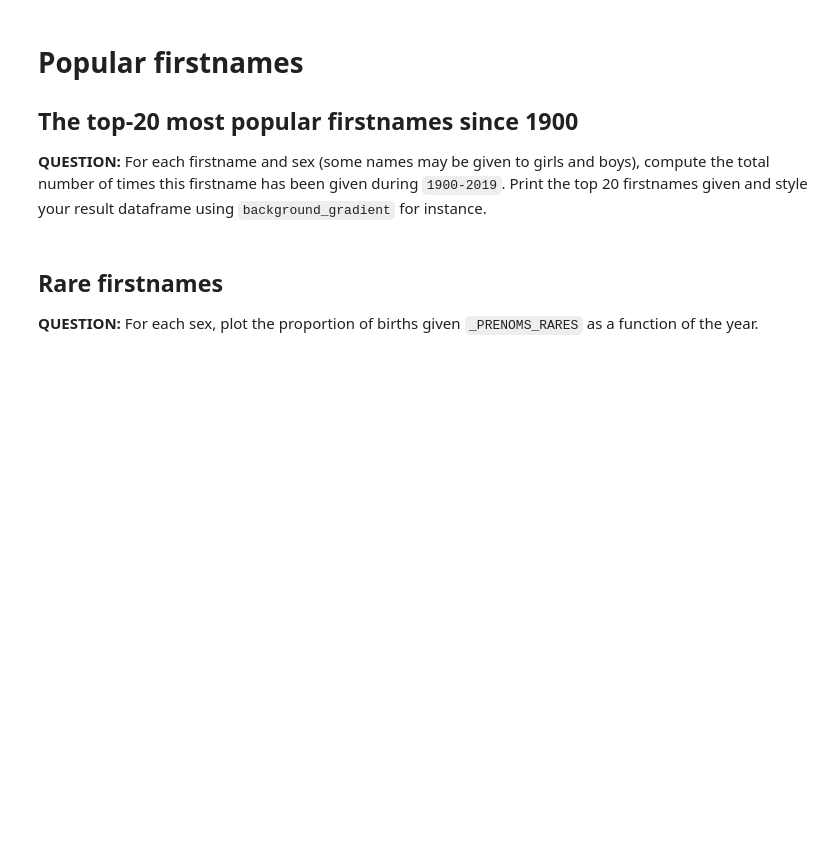
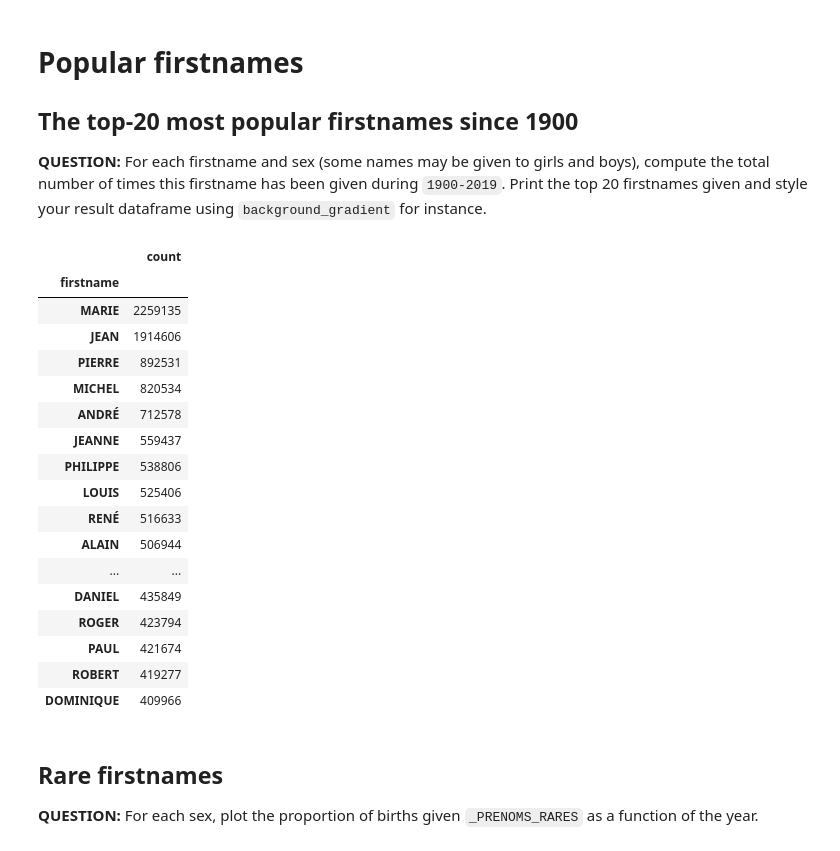
Before and after one commit to totocptbgn/BigDataM1, a Jupyter notebook: homework01.ipynb, the cells around one changed output. Drawn from its saved outputs; the diff is of its cells as text; code cells hidden in the pictures; blank space fills up the shorter version.

```diff
--- a/homework01.ipynb
+++ b/homework01.ipynb
@@ -413,3 +441,27 @@ Plot deviations of sex ratio around its mean since 1945 as a function of time.
+# %%
+df_toptwenty = df.groupby(['firstname']).sum().sort_values(by=['count'], ascending=False).head(20)
+df_toptwenty.drop(['_PRENOMS_RARES'], inplace=True)
+df_toptwenty.drop(['year'], axis=1, inplace=True)
+df_toptwenty.style.background_gradient()
+# %% [output]
+|  | count |
+| firstname |  |
+| MARIE | 2259135 |
+| JEAN | 1914606 |
+| PIERRE | 892531 |
+| MICHEL | 820534 |
+| ANDRÉ | 712578 |
+| JEANNE | 559437 |
+| PHILIPPE | 538806 |
+| LOUIS | 525406 |
+| RENÉ | 516633 |
+| ALAIN | 506944 |
+| ... | ... |
+| DANIEL | 435849 |
+| ROGER | 423794 |
+| PAUL | 421674 |
+| ROBERT | 419277 |
+| DOMINIQUE | 409966 |
 # %% [markdown]
 ## Rare firstnames
 
```
Also changed, not shown: parts of 15 cells of this notebook.
